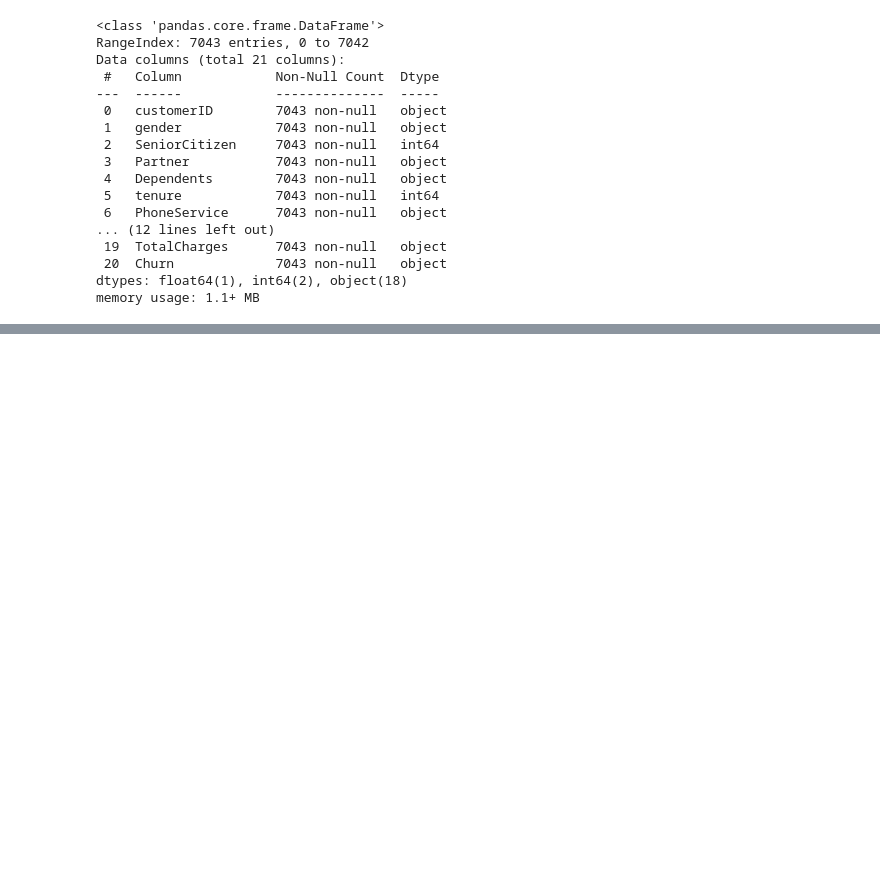
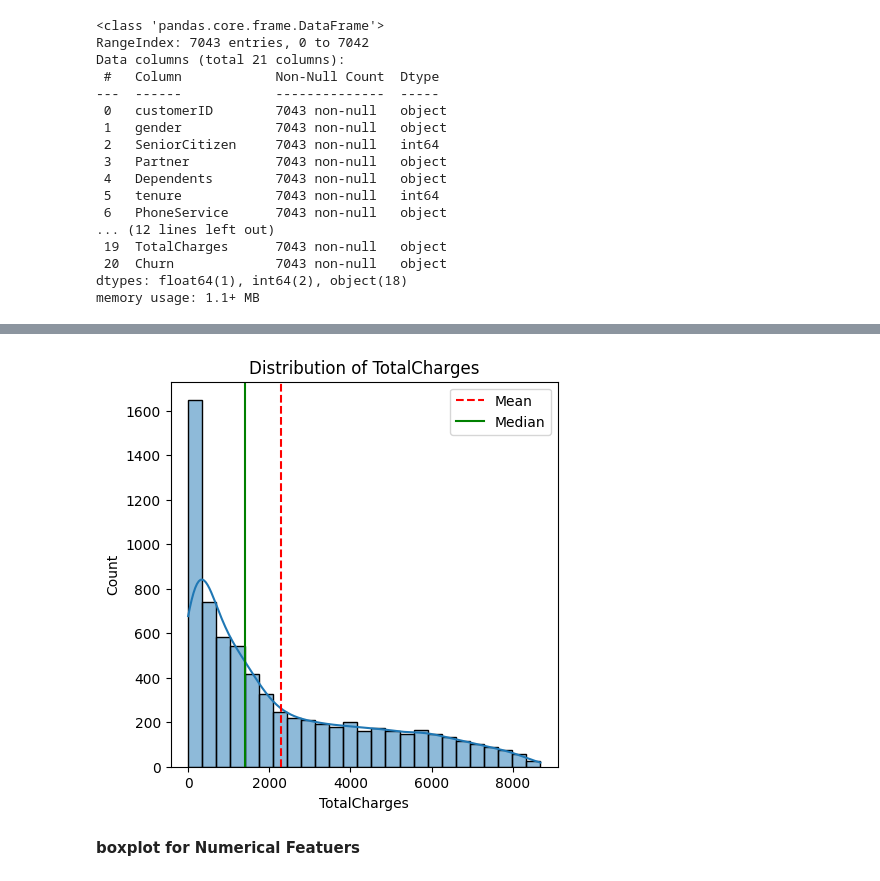
Before and after one commit to HMBinara/ML_Project, a Jupyter notebook: Customer_Churn_Prediction.ipynb, the cells around one changed output, grey strips where cells are left out. Drawn from its saved outputs; the diff is of its cells as text; code cells hidden in the pictures; blank space fills up the shorter version.

```diff
--- a/Customer_Churn_Prediction.ipynb
+++ b/Customer_Churn_Prediction.ipynb
@@ -99,0 +224,15 @@ Churn ['No' 'Yes']
+# %%
+df['TotalCharges'] = pd.to_numeric(df['TotalCharges'], errors='coerce')
+
+# Option A: Drop rows with missing TotalCharges
+df = df.dropna(subset=['TotalCharges'])
+
+# Option B: Fill missing values with 0
+# df['TotalCharges'] = df['TotalCharges'].fillna(0)
+
+
+plot_histrogram(df,'TotalCharges')
+# %% [output]
+[figure, added]
+# %% [markdown]
+**boxplot for Numerical Featuers**
```
Also changed, not shown: parts of 23 cells of this notebook.
